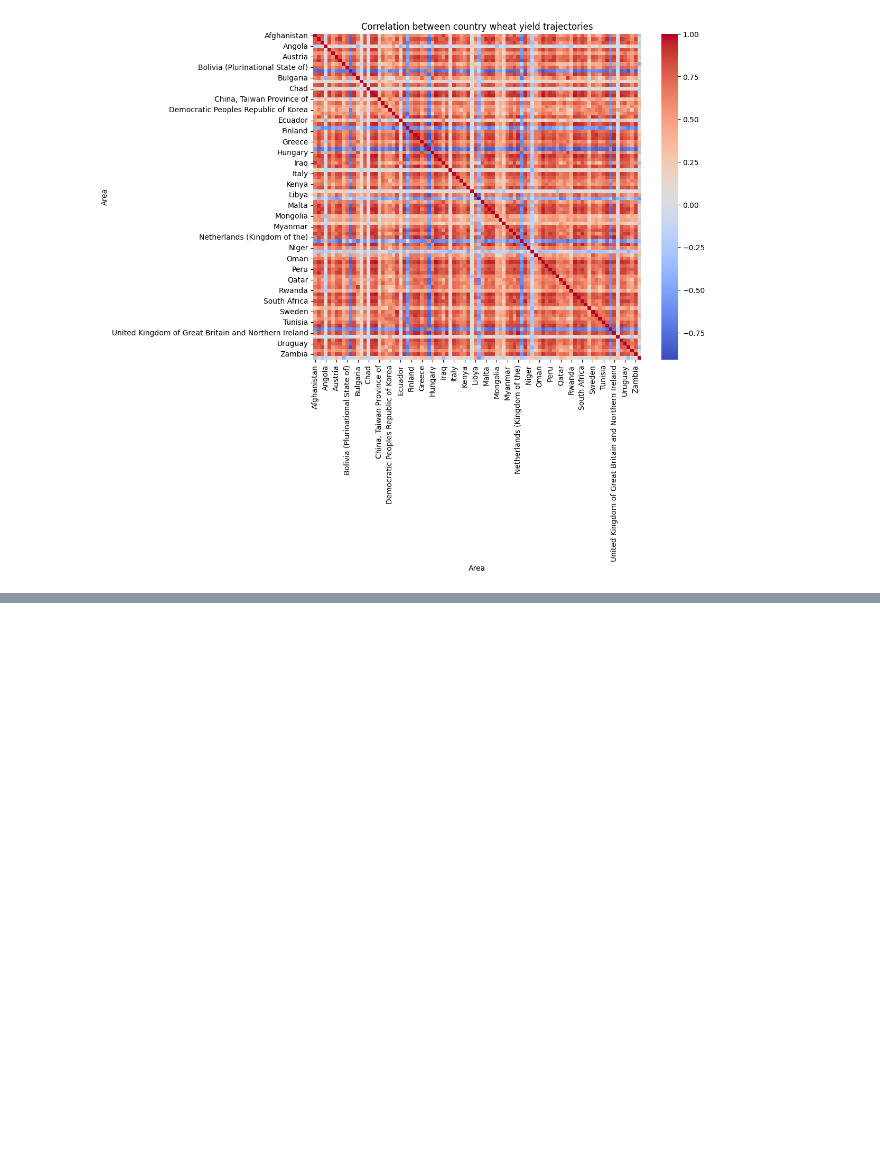
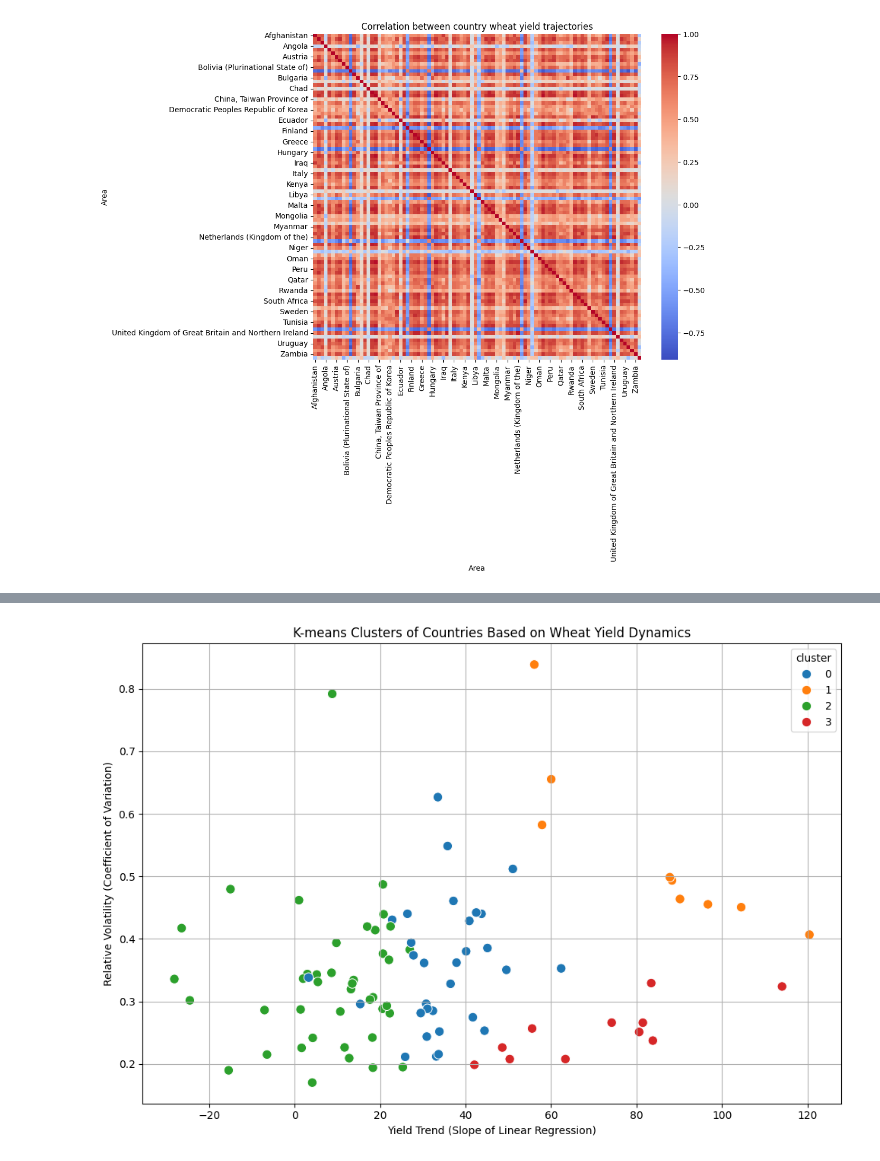
Before and after one commit to liamthobrien/final-summative, a Jupyter notebook: main.ipynb, the cells around one changed output, grey strips where cells are left out. Cells and saved outputs as stored; diff of their text form; code cells hidden in the pictures; blank space fills up the shorter version.

```diff
--- a/main.ipynb
+++ b/main.ipynb
@@ -505,0 +728,5 @@ plt.show()
+# %%
+# Run k-means clustering
+kmeans = KMeans(n_clusters=4, random_state=42)
+features["cluster"] = kmeans.fit_predict(X_scaled)
+features.head()
@@ -505,0 +780,20 @@ plt.show()
+# %%
+plt.figure(figsize=(10, 7))
+
+sns.scatterplot(
+    data=features,
+    x="slope",
+    y="cv",
+    hue="cluster",
+    palette="tab10",
+    s=80
+)
+
+plt.title("K-means Clusters of Countries Based on Wheat Yield Dynamics")
+plt.xlabel("Yield Trend (Slope of Linear Regression)")
+plt.ylabel("Relative Volatility (Coefficient of Variation)")
+plt.grid(True)
+plt.tight_layout()
+plt.show()
+# %% [output]
+[figure, added]
```
Also changed, not shown: parts of 38 cells of this notebook.
